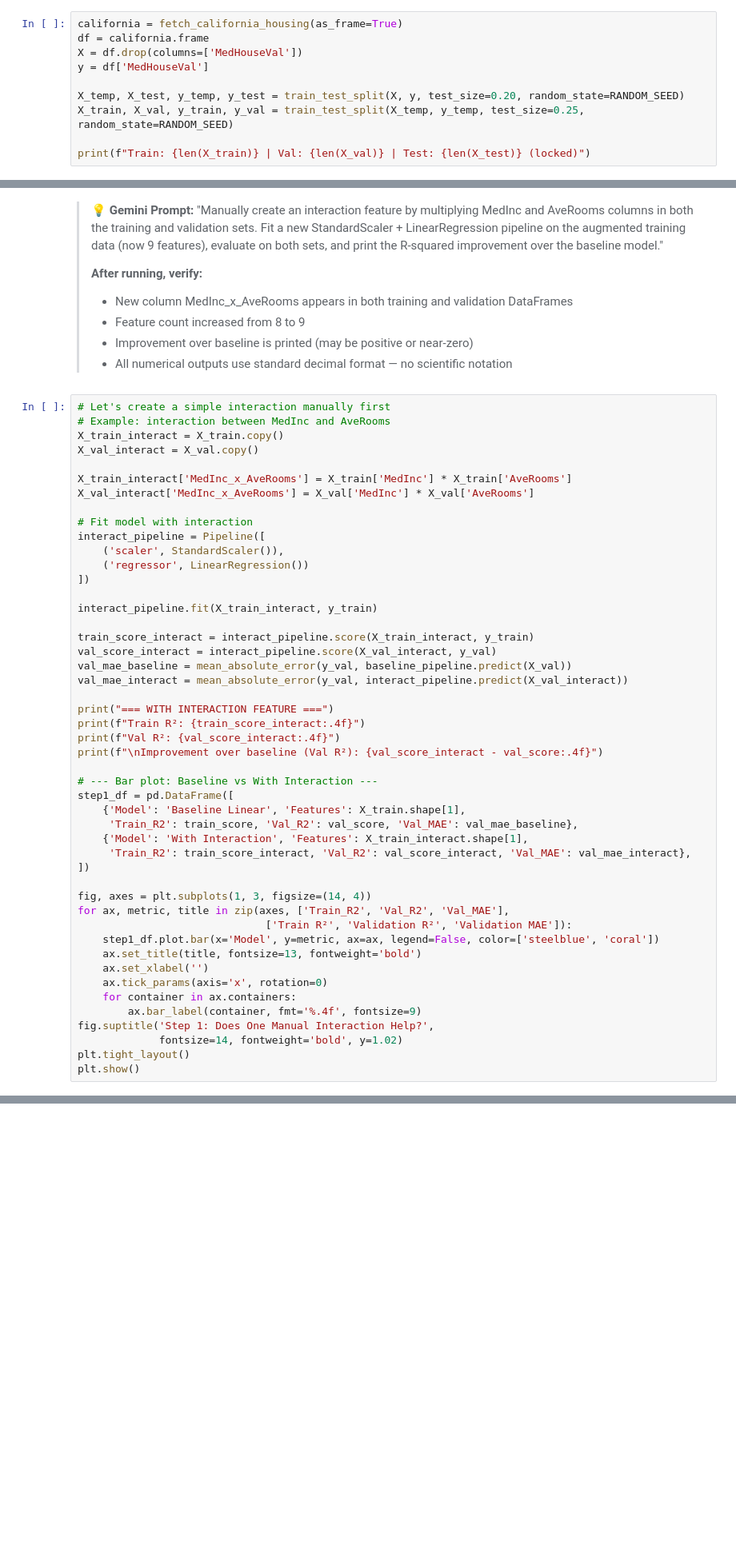
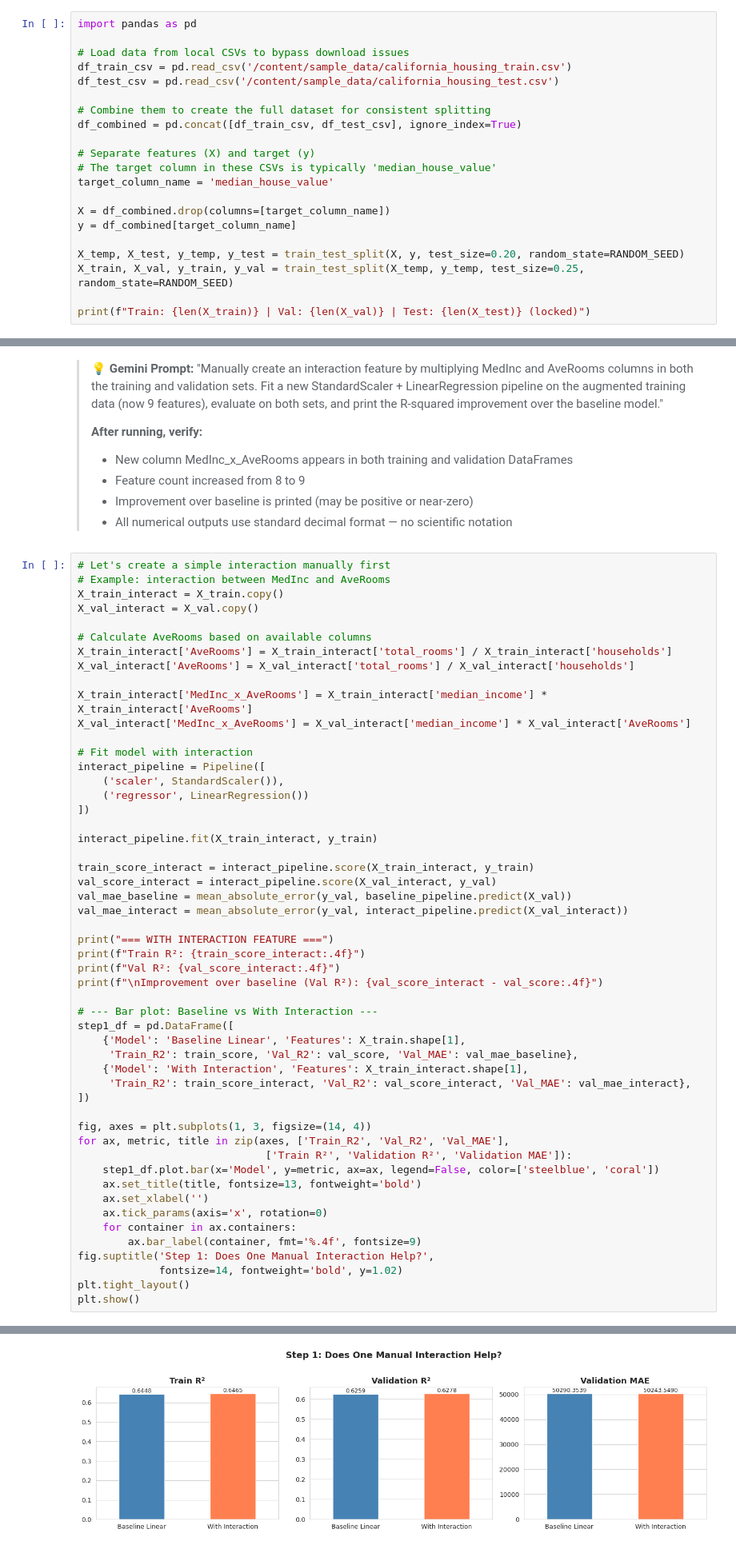
Before and after one commit to rishidude4321/predictiveanalyticscourse, a Jupyter notebook: notebooks/nb04_linear_features_diagnostics_student.ipynb, the cells around one changed output, grey strips where cells are left out. Shown at 80% size. Drawn from its saved outputs; the diff is of its cells as text; blank space fills up the shorter version.

```diff
--- a/notebooks/nb04_linear_features_diagnostics_student.ipynb
+++ b/notebooks/nb04_linear_features_diagnostics_student.ipynb
@@ -89,10 +89,21 @@ The test set remains locked; all development uses train + validation only.
 > - Target variable y contains only MedHouseVal values, not included in X
 > - All numerical outputs use standard decimal format — no scientific notation
 # %%
-california = fetch_california_housing(as_frame=True)
-df = california.frame
-X = df.drop(columns=['MedHouseVal'])
-y = df['MedHouseVal']
+import pandas as pd
+
+# Load data from local CSVs to bypass download issues
+df_train_csv = pd.read_csv('/content/sample_data/california_housing_train.csv')
+df_test_csv = pd.read_csv('/content/sample_data/california_housing_test.csv')
+
+# Combine them to create the full dataset for consistent splitting
+df_combined = pd.concat([df_train_csv, df_test_csv], ignore_index=True)
+
+# Separate features (X) and target (y)
+# The target column in these CSVs is typically 'median_house_value'
+target_column_name = 'median_house_value'
+
+X = df_combined.drop(columns=[target_column_name])
+y = df_combined[target_column_name]
 
 X_temp, X_test, y_temp, y_test = train_test_split(X, y, test_size=0.20, random_state=RANDOM_SEED)
 X_train, X_val, y_train, y_val = train_test_split(X_temp, y_temp, test_size=0.25, random_state=RANDOM_SEED)
@@ -223,8 +255,12 @@ HomeValue's agents know something the raw features miss: the effect of income on
 X_train_interact = X_train.copy()
 X_val_interact = X_val.copy()
 
-X_train_interact['MedInc_x_AveRooms'] = X_train['MedInc'] * X_train['AveRooms']
-X_val_interact['MedInc_x_AveRooms'] = X_val['MedInc'] * X_val['AveRooms']
+# Calculate AveRooms based on available columns
+X_train_interact['AveRooms'] = X_train_interact['total_rooms'] / X_train_interact['households']
+X_val_interact['AveRooms'] = X_val_interact['total_rooms'] / X_val_interact['households']
+
+X_train_interact['MedInc_x_AveRooms'] = X_train_interact['median_income'] * X_train_interact['AveRooms']
+X_val_interact['MedInc_x_AveRooms'] = X_val_interact['median_income'] * X_val_interact['AveRooms']
 
 # Fit model with interaction
 interact_pipeline = Pipeline([
@@ -265,3 +301,4 @@ fig.suptitle('Step 1: Does One Manual Interaction Help?',
              fontsize=14, fontweight='bold', y=1.02)
 plt.tight_layout()
 plt.show()
+# %% [output]
@@ -268,3 +310,4 @@ plt.show()
+[figure, added]
 # %% [markdown]
 **Reading the output:**
 
```
Also changed, not shown: parts of 6 cells of this notebook.
